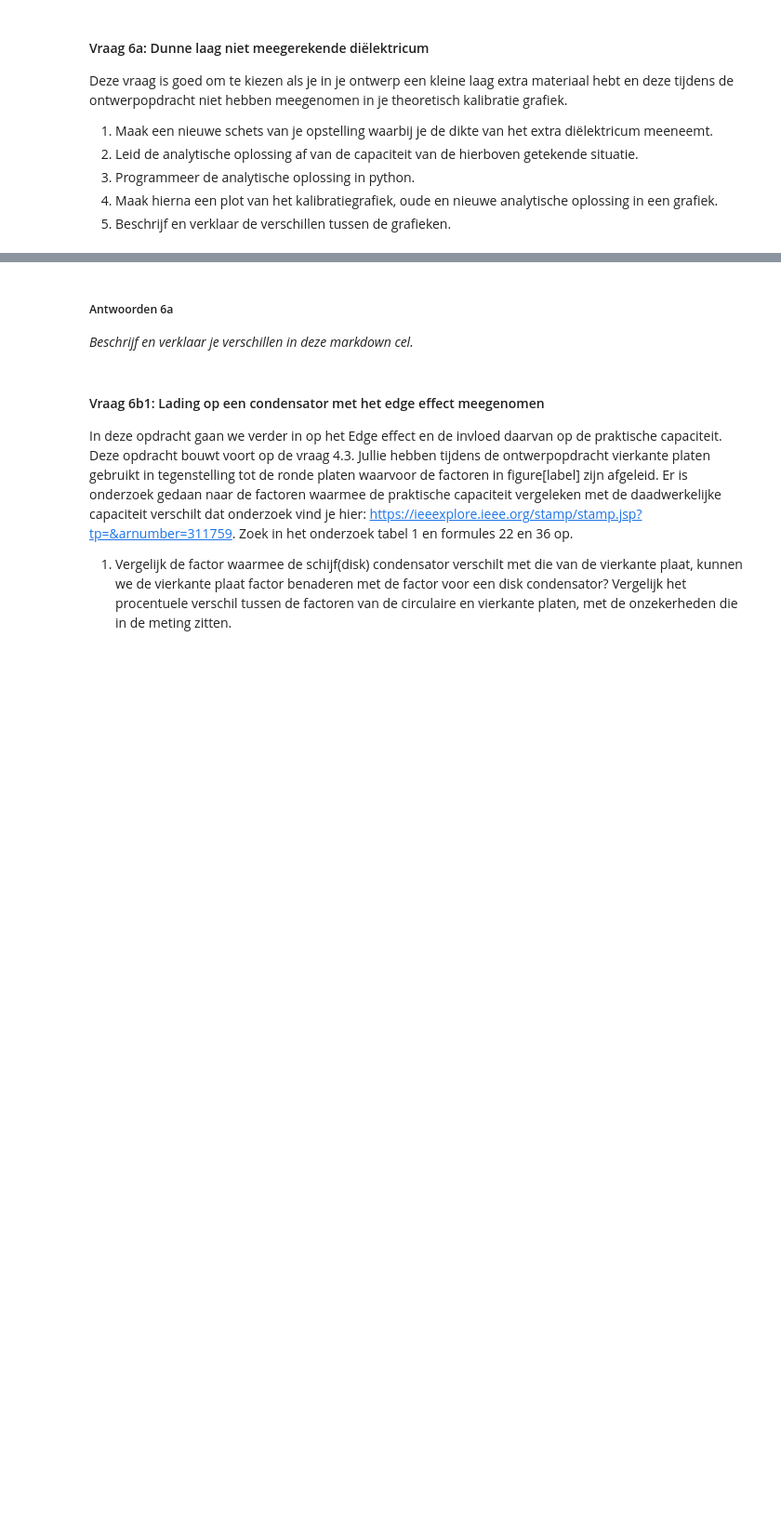
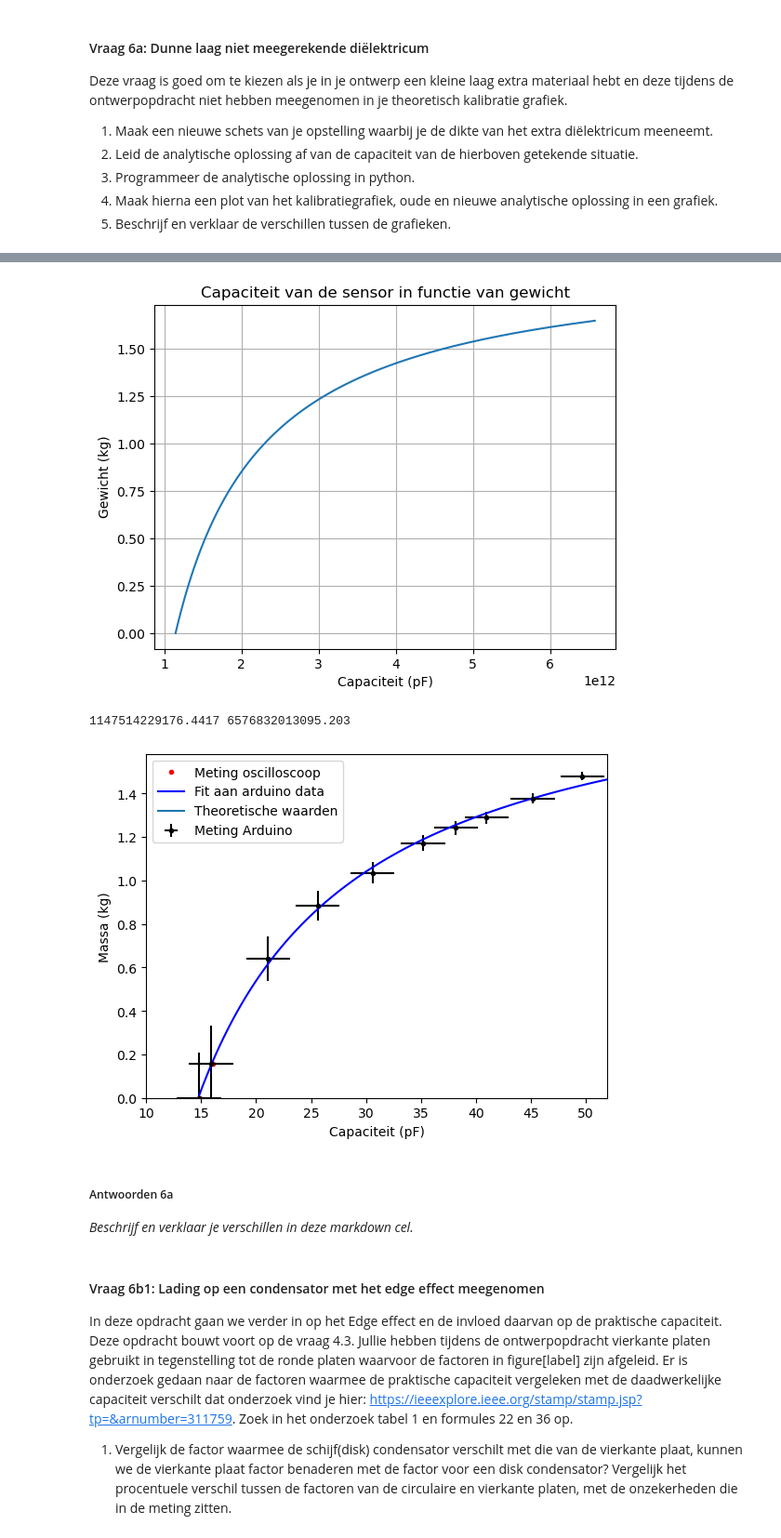
Before and after one commit to BrunoSchouten/Bruno-DEF, a Jupyter notebook: DigitaleOntwerpopdrachten/1CondensatorOpdracht/CondensatorOntwerpopdracht.ipynb, the cells around one changed output, grey strips where cells are left out. Shown at 93% size. Cells and saved outputs as stored; diff of their text form; code cells hidden in the pictures; blank space fills up the shorter version.

Commit message:
Opdracht 6

```diff
--- a/DigitaleOntwerpopdrachten/1CondensatorOpdracht/CondensatorOntwerpopdracht.ipynb
+++ b/DigitaleOntwerpopdrachten/1CondensatorOpdracht/CondensatorOntwerpopdracht.ipynb
@@ -692,6 +697,7 @@ dz = z_pos_disk1 - z_pos_disk2
 dV = V1 - V2
 E_ideaal = dV / dz
 sigma_binnen = epsilon0 * E_ideaal
+d = 2
 
 print("Verwachte oppervlaktelading (binnenzijde):", sigma_binnen, "C/m**2")
 
@@ -982,10 +988,66 @@ Deze vraag is goed om te kiezen als je in je ontwerp een kleine laag extra mater
 # %%
 # Schrijf hier de code voor je oplossing. Gebruik hier je eerder gemaakte functies
 # def condensator_extra_laag(#jouw variabelen): # Schrijf hier jouw functie
     ## je functie
 
+def vlakkeplaat(eps,A,d):
+    C = eps*A/d
+    return C
 
+# Plot hier de verwachte ontwerpgrafiek van jullie sensoren.
+def vlakkeplaat_in_functie_van_gewicht(gewicht):
+    d_initial = 0.02  # m
+    k_cste = 250*4  # N/m
+    F= (gewicht+0.040)*9.81
+    verandering_d=-F/k_cste
+    d = d_initial + verandering_d
+    return vlakkeplaat(1.5, 0.1*0.15,d)*1e12  # pF
+
+gewichten = np.linspace(0, 1.65, 100)  # van 0 tot 5 kg
+capaciteiten = vlakkeplaat_in_functie_van_gewicht(gewichten)
+plt.plot(capaciteiten,gewichten)
+plt.ylabel("Gewicht (kg)")
+plt.xlabel("Capaciteit (pF)")
+plt.title("Capaciteit van de sensor in functie van gewicht")
+plt.grid(True)
+plt.show()
+print(min(capaciteiten),max(capaciteiten))
+
+
+# Kalibratie graphiek
+massa_meting = np.array([0, 0.155]) #kg, eerste 2 metingen met oscilloscoop
+capaciteit_meting = np.array([14.9,16.1]) #pF, met oscilloscoop
+massa_meting2 = np.array([0,0.155,0.640,0.885,1.0353,1.1719,1.2423,1.2892,1.3766,1.4801]) #met arduino
+capaciteit_meting2 = np.array([14.8,15.9,21.1,25.6,30.6,35.2,38.2,41.0,45.2,49.7]) #pF, met arduino
+
+def kg(capaciteit, a, b):
+    return a-(b/capaciteit)#formule uit opdracht 4 om te fitten
+
+pov, cov = curve_fit(kg, capaciteit_meting2, massa_meting2) #fitten van de formule aan de data
+a_error, b_error = np.sqrt(np.diag(cov)) #fout op de fit parameters
+#doorrekenen van onzekerheid in m
+m_error=np.sqrt( a_error**2 + (b_error**2)/(capaciteit_meting2**2) + (pov[1]**2 * 1.5**2)/(capaciteit_meting2**4) - ((2*cov[0,1])/capaciteit_meting2))
+
+
+fit_capaciteit = np.linspace(14.8, 52, 100)
+fit_massa = kg(fit_capaciteit, pov[0], pov[1])
+plt.figure()
+plt.ylabel("Massa (kg)")
+plt.xlabel("Capaciteit (pF)")
+plt.xlim(10,52)
+plt.ylim(0,max(massa_meting2)+0.1)
+plt.plot(capaciteit_meting, massa_meting, 'r.', label="Meting oscilloscoop") #metingen oscilloscoop
+plt.errorbar(capaciteit_meting2, massa_meting2, xerr=2, yerr=m_error, fmt='k.', label="Meting Arduino") #metingen oscilloscoop met error bars
+#plt.plot(capaciteit_meting2, massa_meting2, 'r.', label="Meting arduino") #metingen arduino
+plt.plot(fit_capaciteit, fit_massa, 'b-', label="Fit aan arduino data") #fit aan arduino data
+plt.plot(capaciteiten, gewichten, label='Theoretische waarden')
+plt.legend()
+plt.show()
 ### Maak hier je plot
+# %% [output]
+[figure, added]
+1147514229176.4417 6576832013095.203
+[figure, added]
 # %% [markdown]
 ##### Antwoorden 6a
 
```
Also changed, not shown: parts of 12 cells of this notebook.
